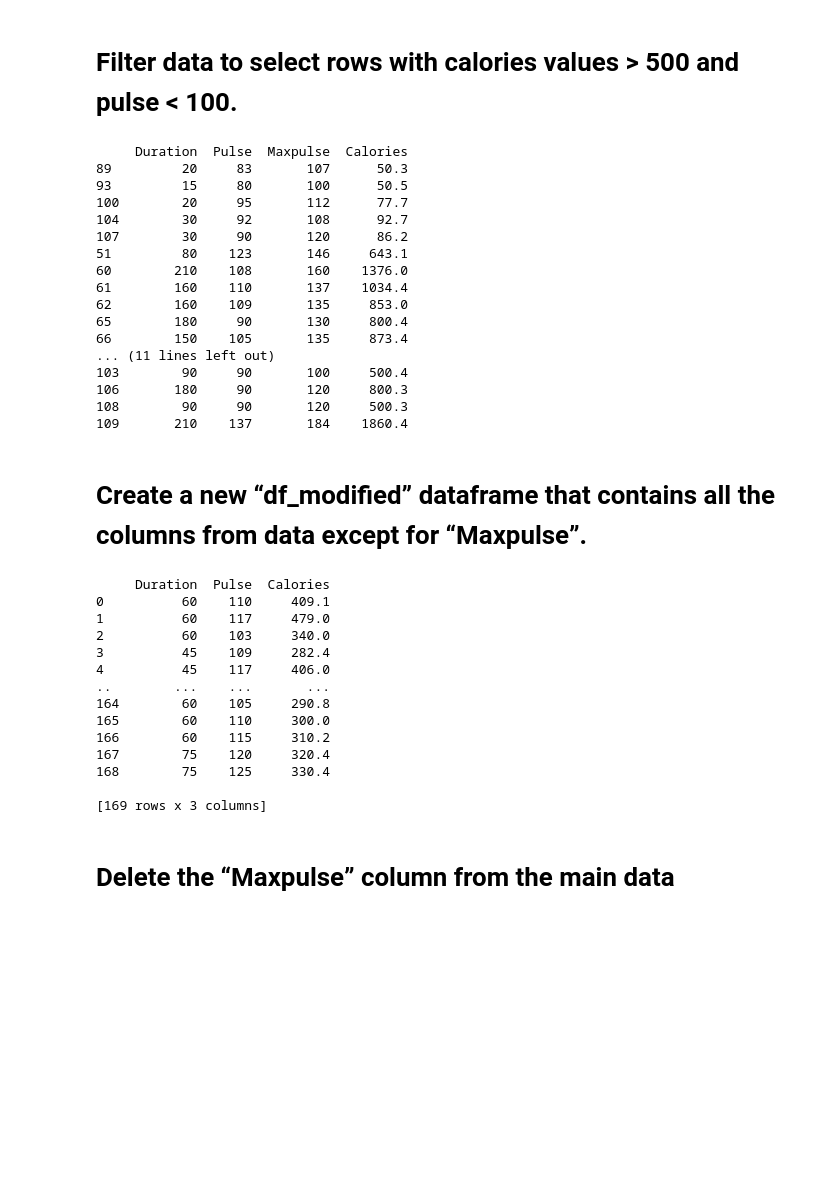
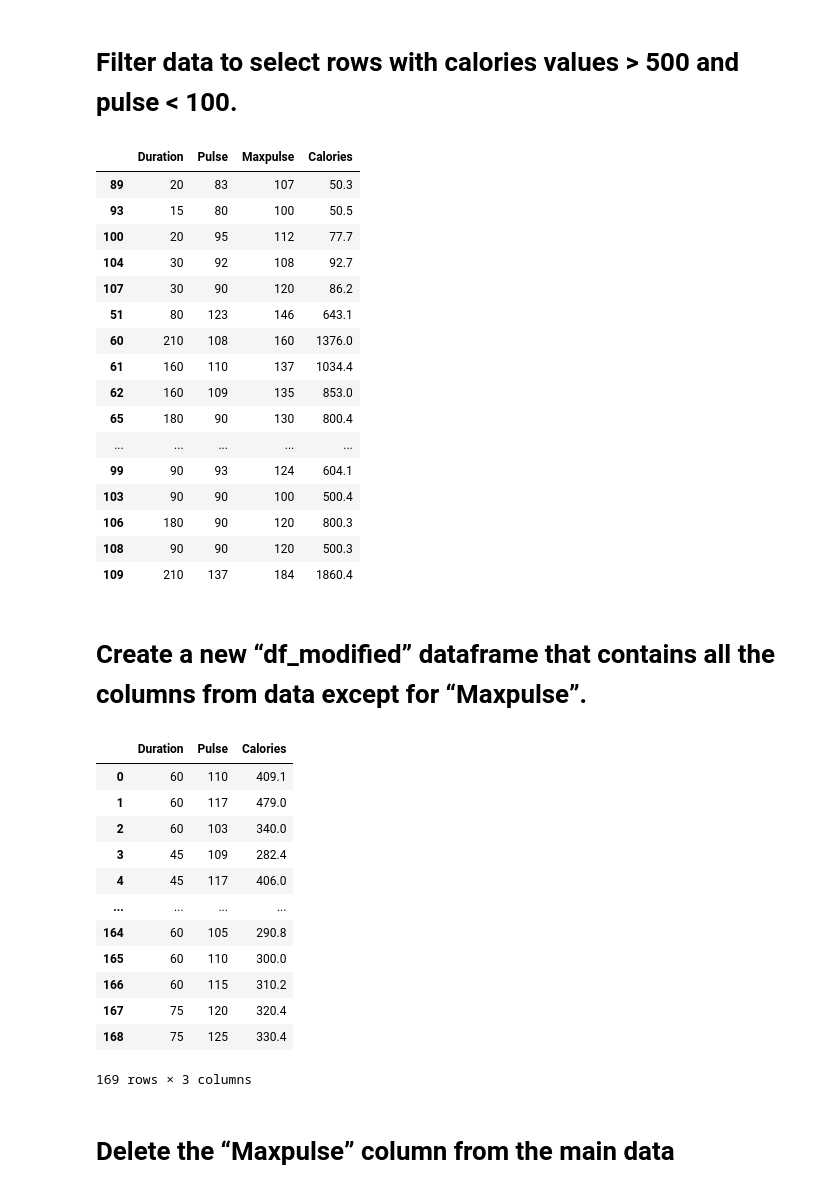
Before and after one commit to swamyappu/700747726_Assignment-4, a Jupyter notebook: Data_Manipulation.ipynb, the cells around one changed output. Cells and saved outputs as stored; diff of their text form; code cells hidden in the pictures; blank space fills up the shorter version.

```diff
--- a/Data_Manipulation.ipynb
+++ b/Data_Manipulation.ipynb
@@ -121,45 +121,44 @@ print(calo_fil)
 # Filter data to select rows with calories values > 500 and pulse < 100.
 # %%
 calo_fil1 = (df[(df['Calories'] < 100)]).append(df[(df['Calories'] > 500)])
-print(calo_fil1)
+calo_fil1
 # %% [output]
-     Duration  Pulse  Maxpulse  Calories
-89         20     83       107      50.3
-93         15     80       100      50.5
-100        20     95       112      77.7
-104        30     92       108      92.7
-107        30     90       120      86.2
-51         80    123       146     643.1
-60        210    108       160    1376.0
-61        160    110       137    1034.4
-62        160    109       135     853.0
-65        180     90       130     800.4
-66        150    105       135     873.4
-... (11 lines left out)
-103        90     90       100     500.4
-106       180     90       120     800.3
-108        90     90       120     500.3
-109       210    137       184    1860.4
+|  | Duration | Pulse | Maxpulse | Calories |
+| 89 | 20 | 83 | 107 | 50.3 |
+| 93 | 15 | 80 | 100 | 50.5 |
+| 100 | 20 | 95 | 112 | 77.7 |
+| 104 | 30 | 92 | 108 | 92.7 |
+| 107 | 30 | 90 | 120 | 86.2 |
+| 51 | 80 | 123 | 146 | 643.1 |
+| 60 | 210 | 108 | 160 | 1376.0 |
+| 61 | 160 | 110 | 137 | 1034.4 |
+| 62 | 160 | 109 | 135 | 853.0 |
+| 65 | 180 | 90 | 130 | 800.4 |
+| ... | ... | ... | ... | ... |
+| 99 | 90 | 93 | 124 | 604.1 |
+| 103 | 90 | 90 | 100 | 500.4 |
+| 106 | 180 | 90 | 120 | 800.3 |
+| 108 | 90 | 90 | 120 | 500.3 |
+| 109 | 210 | 137 | 184 | 1860.4 |
 # %% [markdown]
 # Create a new “df_modified” dataframe that contains all the columns from data except for “Maxpulse”.
 # %%
 df_modified = df.drop('Maxpulse', axis=1)
-print(df_modified)
+df_modified
 # %% [output]
+|  | Duration | Pulse | Calories |
+| 0 | 60 | 110 | 409.1 |
+| 1 | 60 | 117 | 479.0 |
+| 2 | 60 | 103 | 340.0 |
+| 3 | 45 | 109 | 282.4 |
+| 4 | 45 | 117 | 406.0 |
+| ... | ... | ... | ... |
+| 164 | 60 | 105 | 290.8 |
+| 165 | 60 | 110 | 300.0 |
+| 166 | 60 | 115 | 310.2 |
+| 167 | 75 | 120 | 320.4 |
+| 168 | 75 | 125 | 330.4 |
-     Duration  Pulse  Calories
-0          60    110     409.1
-1          60    117     479.0
-2          60    103     340.0
-3          45    109     282.4
-4          45    117     406.0
-..        ...    ...       ...
-164        60    105     290.8
-165        60    110     300.0
-166        60    115     310.2
-167        75    120     320.4
-168        75    125     330.4
-
-[169 rows x 3 columns]
+169 rows × 3 columns
 # %% [markdown]
 # Delete the “Maxpulse” column from the main data
 # %%
```
Also changed, not shown: parts of 8 cells of this notebook.
